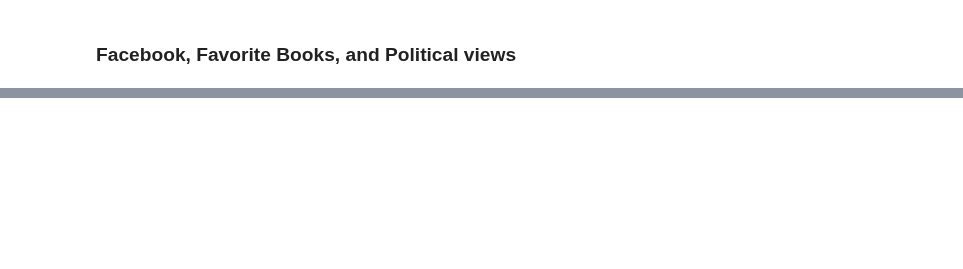
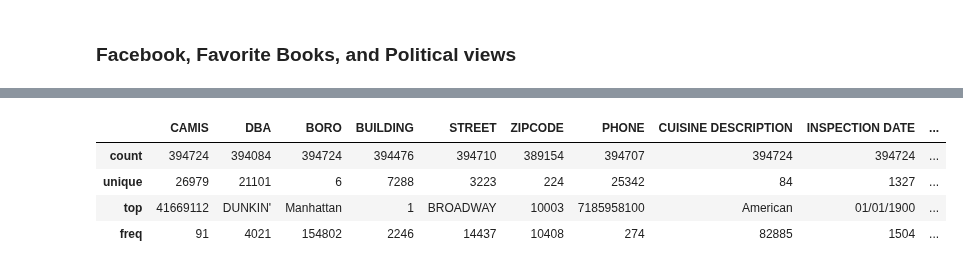
Before and after one commit to nhwhite212/DealingwithDataSpring2021, a Jupyter notebook: 6-Pandas/B-Pandas_and_SQL.ipynb, the cells around one changed output, grey strips where cells are left out. Drawn from its saved outputs; the diff is of its cells as text; code cells hidden in the pictures; blank space fills up the shorter version.

```diff
--- a/6-Pandas/B-Pandas_and_SQL.ipynb
+++ b/6-Pandas/B-Pandas_and_SQL.ipynb
@@ -178,6 +410,13 @@ conservative_books.plot(kind='bar')
 # %%
 # Read the CSV file
-restaurants = pd.read_csv('data/restaurant.csv.gz', encoding="utf-8", dtype="unicode")
+restaurants = pd.read_csv('restaurant.csv.gz', encoding="utf-8", dtype="unicode")
+restaurants.describe()
+# %% [output]
+|  | CAMIS | DBA | BORO | BUILDING | STREET | ZIPCODE | PHONE | CUISINE DESCRIPTION | INSPECTION DATE | ... |
+| count | 394724 | 394084 | 394724 | 394476 | 394710 | 389154 | 394707 | 394724 | 394724 | ... |
+| unique | 26979 | 21101 | 6 | 7288 | 3223 | 224 | 25342 | 84 | 1327 | ... |
+| top | 41669112 | DUNKIN' | Manhattan | 1 | BROADWAY | 10003 | 7185958100 | American | 01/01/1900 | ... |
+| freq | 91 | 4021 | 154802 | 2246 | 14437 | 10408 | 274 | 82885 | 1504 | ... |
 # %%
 # Usual bookkeeping regarding datatypes
 restaurants["GRADE DATE"] = pd.to_datetime(restaurants["GRADE DATE"], format="%m/%d/%Y")
```
Also changed, not shown: parts of 48 cells of this notebook.
